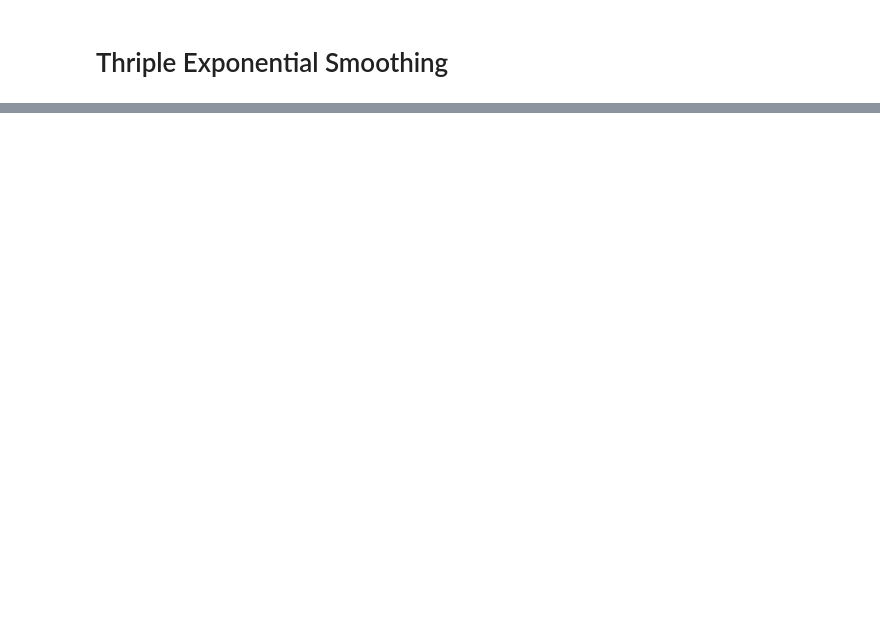
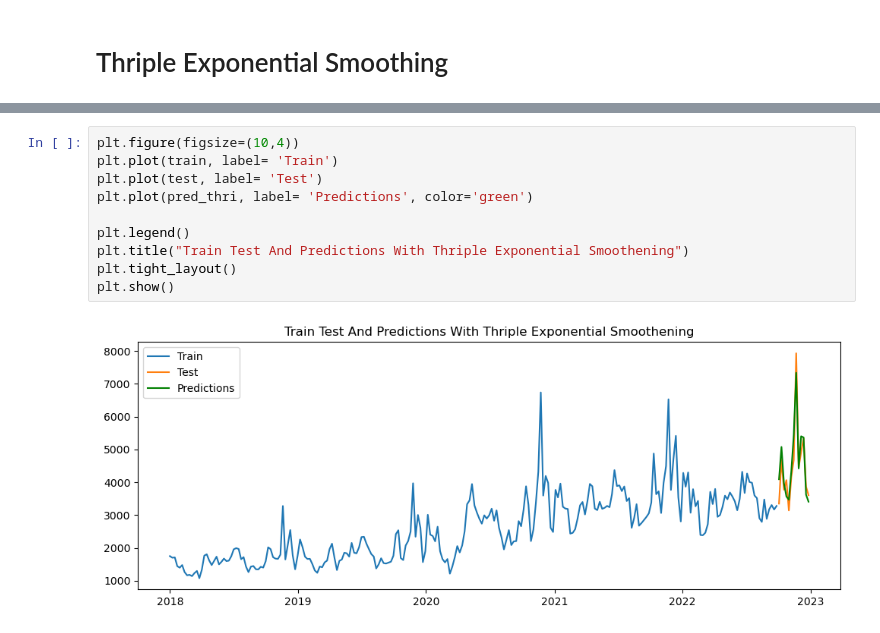
Before and after one commit to steve1-1269/time_series_analysis, a Jupyter notebook: exponential_smooting.ipynb, the cells around one changed output, grey strips where cells are left out. Saved outputs shown, nothing was run; the diff lists cells and outputs as text; blank space fills up the shorter version.

```diff
--- a/exponential_smooting.ipynb
+++ b/exponential_smooting.ipynb
@@ -200,0 +208,12 @@ plt.show()
+# %%
+plt.figure(figsize=(10,4))
+plt.plot(train, label= 'Train')
+plt.plot(test, label= 'Test')
+plt.plot(pred_thri, label= 'Predictions', color='green')
+
+plt.legend()
+plt.title("Train Test And Predictions With Thriple Exponential Smoothening")
+plt.tight_layout()
+plt.show()
+# %% [output]
+[figure, added]
```
Also changed, not shown: parts of 3 cells of this notebook.
